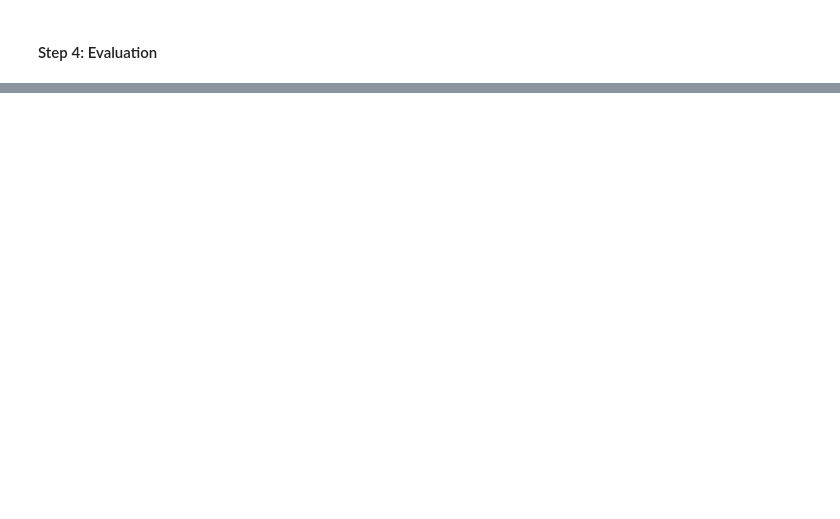
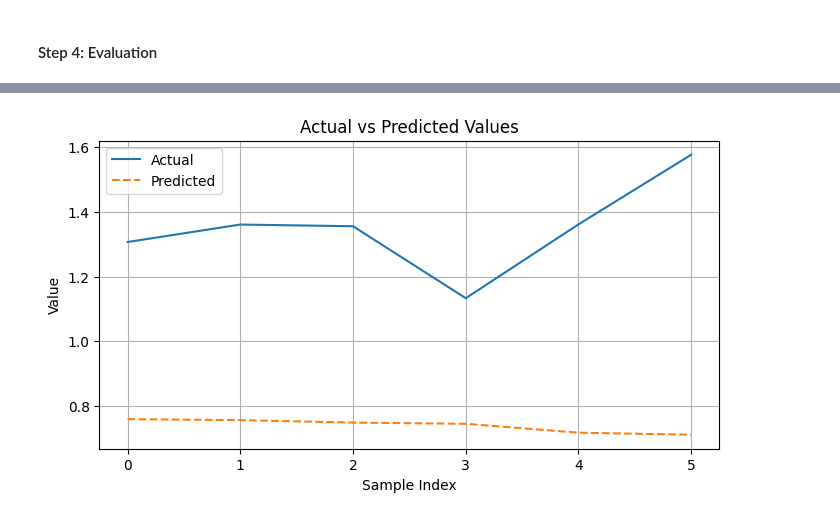
Before and after one commit to alfa-echo-niner-ait/loadlstm, a Jupyter notebook: base copy_emon.ipynb, the cells around one changed output, grey strips where cells are left out. Drawn from its saved outputs; the diff is of its cells as text; code cells hidden in the pictures; blank space fills up the shorter version.

Commit message:
Actual vs Predicted value calculated

```diff
--- a/base copy_emon.ipynb
+++ b/base copy_emon.ipynb
@@ -532,0 +539,10 @@ plt.show()
+# %%
+# Step 1: Define the device (GPU or CPU)
+device = torch.device("cuda" if torch.cuda.is_available() else "cpu")
+
+# Step 2: Convert your data to tensors and move them to the device
+X_test_tensor = torch.Tensor(X_test).to(device)
+y_test_tensor = torch.Tensor(y_test).to(device)
+
+# Move the model to the device if not already done
+model = model.to(device)
@@ -532,0 +557,14 @@ plt.show()
+# %%
+# Step 3: Generate predictions and compute the loss on the test data
+with torch.no_grad():  # Disable gradient calculation for evaluation
+    # Forward pass: get predictions
+    predictions = model(X_test_tensor)
+
+    # If predictions are multi-dimensional, make sure to match the output
+    predictions = predictions.squeeze()
+
+    # Calculate loss (assuming you're using Mean Squared Error)
+    criterion = torch.nn.MSELoss()
+    loss = criterion(predictions, y_test_tensor)
+
+    print(f"Test Loss: {loss.item():.4f}")
@@ -533,3 +573,22 @@ plt.show()
+# %%
+# Step 4: Convert predictions and actual values back to CPU and NumPy for comparison
+predictions_cpu = predictions.cpu().numpy()
+y_test_cpu = y_test_tensor.cpu().numpy()
+# %%
+# Step 5: Optionally, you can print or plot the actual vs. predicted values
+import matplotlib.pyplot as plt
+
+plt.figure(figsize=(8, 4))
+plt.plot(y_test_cpu, label="Actual")
+plt.plot(predictions_cpu, label="Predicted", linestyle="--")
+plt.title("Actual vs Predicted Values")
+plt.xlabel("Sample Index")
+plt.ylabel("Value")
+plt.legend()
+plt.grid(True)
+plt.show()
+# %% [output]
+[figure, added]
 # %%
 model.eval()
 with torch.no_grad():
```
Also changed, not shown: parts of 9 cells of this notebook, 1 other file.
